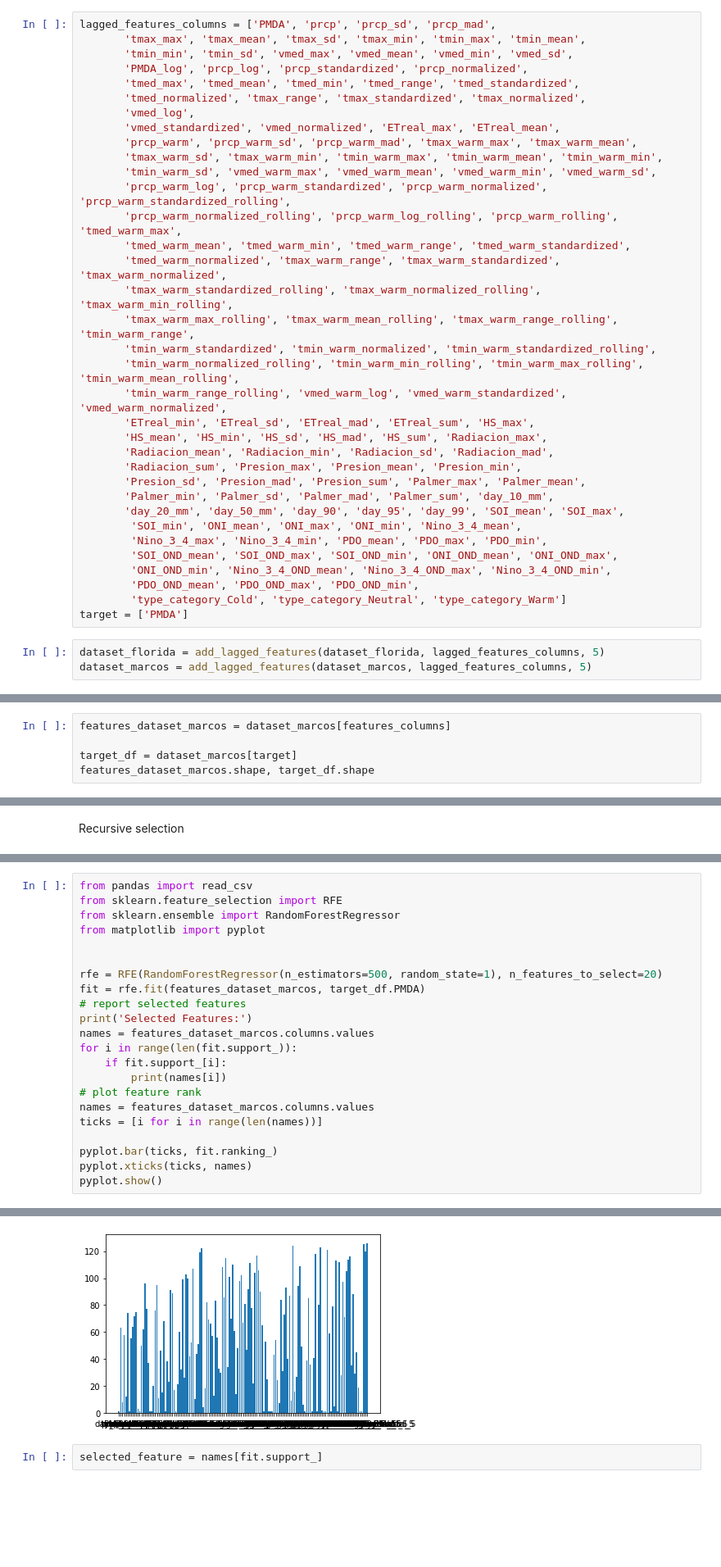
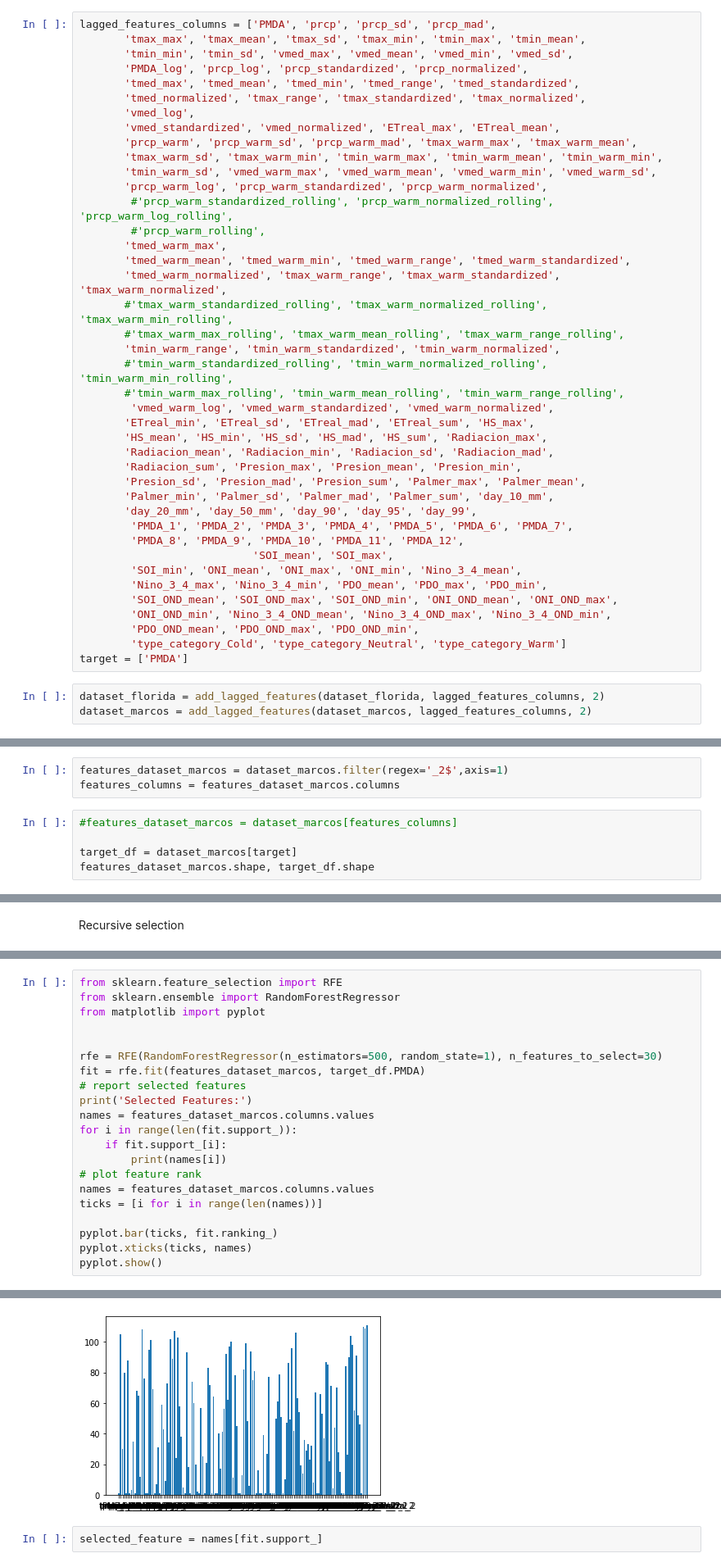
Before and after one commit to gringonivoli/diplo2020-mentoria-prediccion-lluvias-extremas, a Jupyter notebook: TP3_Alessio.ipynb, the cells around one changed output, grey strips where cells are left out. Shown at 82% size. Saved outputs shown, nothing was run; the diff lists cells and outputs as text; blank space fills up the shorter version.

```diff
--- a/TP3_Alessio.ipynb
+++ b/TP3_Alessio.ipynb
@@ -544,22 +609,28 @@ lagged_features_columns = ['PMDA', 'prcp', 'prcp_sd', 'prcp_mad',
        'prcp_warm', 'prcp_warm_sd', 'prcp_warm_mad', 'tmax_warm_max', 'tmax_warm_mean',
        'tmax_warm_sd', 'tmax_warm_min', 'tmin_warm_max', 'tmin_warm_mean', 'tmin_warm_min',
        'tmin_warm_sd', 'vmed_warm_max', 'vmed_warm_mean', 'vmed_warm_min', 'vmed_warm_sd',
-       'prcp_warm_log', 'prcp_warm_standardized', 'prcp_warm_normalized', 'prcp_warm_standardized_rolling',
-       'prcp_warm_normalized_rolling', 'prcp_warm_log_rolling', 'prcp_warm_rolling', 'tmed_warm_max',
+       'prcp_warm_log', 'prcp_warm_standardized', 'prcp_warm_normalized',
+        #'prcp_warm_standardized_rolling', 'prcp_warm_normalized_rolling', 'prcp_warm_log_rolling',
+        #'prcp_warm_rolling',
+       'tmed_warm_max',
        'tmed_warm_mean', 'tmed_warm_min', 'tmed_warm_range', 'tmed_warm_standardized',
        'tmed_warm_normalized', 'tmax_warm_range', 'tmax_warm_standardized', 'tmax_warm_normalized',
-       'tmax_warm_standardized_rolling', 'tmax_warm_normalized_rolling', 'tmax_warm_min_rolling',
-       'tmax_warm_max_rolling', 'tmax_warm_mean_rolling', 'tmax_warm_range_rolling', 'tmin_warm_range',
-       'tmin_warm_standardized', 'tmin_warm_normalized', 'tmin_warm_standardized_rolling',
-       'tmin_warm_normalized_rolling', 'tmin_warm_min_rolling', 'tmin_warm_max_rolling', 'tmin_warm_mean_rolling',
-       'tmin_warm_range_rolling', 'vmed_warm_log', 'vmed_warm_standardized', 'vmed_warm_normalized',
+       #'tmax_warm_standardized_rolling', 'tmax_warm_normalized_rolling', 'tmax_warm_min_rolling',
+       #'tmax_warm_max_rolling', 'tmax_warm_mean_rolling', 'tmax_warm_range_rolling',
+       'tmin_warm_range', 'tmin_warm_standardized', 'tmin_warm_normalized',
+       #'tmin_warm_standardized_rolling', 'tmin_warm_normalized_rolling', 'tmin_warm_min_rolling',
+       #'tmin_warm_max_rolling', 'tmin_warm_mean_rolling', 'tmin_warm_range_rolling',
+        'vmed_warm_log', 'vmed_warm_standardized', 'vmed_warm_normalized',
        'ETreal_min', 'ETreal_sd', 'ETreal_mad', 'ETreal_sum', 'HS_max',
        'HS_mean', 'HS_min', 'HS_sd', 'HS_mad', 'HS_sum', 'Radiacion_max',
        'Radiacion_mean', 'Radiacion_min', 'Radiacion_sd', 'Radiacion_mad',
        'Radiacion_sum', 'Presion_max', 'Presion_mean', 'Presion_min',
        'Presion_sd', 'Presion_mad', 'Presion_sum', 'Palmer_max', 'Palmer_mean',
        'Palmer_min', 'Palmer_sd', 'Palmer_mad', 'Palmer_sum', 'day_10_mm',
-       'day_20_mm', 'day_50_mm', 'day_90', 'day_95', 'day_99', 'SOI_mean', 'SOI_max',
+       'day_20_mm', 'day_50_mm', 'day_90', 'day_95', 'day_99',
+        'PMDA_1', 'PMDA_2', 'PMDA_3', 'PMDA_4', 'PMDA_5', 'PMDA_6', 'PMDA_7',
+        'PMDA_8', 'PMDA_9', 'PMDA_10', 'PMDA_11', 'PMDA_12',
+                           'SOI_mean', 'SOI_max',
         'SOI_min', 'ONI_mean', 'ONI_max', 'ONI_min', 'Nino_3_4_mean',
         'Nino_3_4_max', 'Nino_3_4_min', 'PDO_mean', 'PDO_max', 'PDO_min',
         'SOI_OND_mean', 'SOI_OND_max', 'SOI_OND_min', 'ONI_OND_mean', 'ONI_OND_max',
@@ -568,8 +639,8 @@ lagged_features_columns = ['PMDA', 'prcp', 'prcp_sd', 'prcp_mad',
         'type_category_Cold', 'type_category_Neutral', 'type_category_Warm']
 target = ['PMDA']
 # %%
-dataset_florida = add_lagged_features(dataset_florida, lagged_features_columns, 5)
-dataset_marcos = add_lagged_features(dataset_marcos, lagged_features_columns, 5)
+dataset_florida = add_lagged_features(dataset_florida, lagged_features_columns, 2)
+dataset_marcos = add_lagged_features(dataset_marcos, lagged_features_columns, 2)
 # %%
 dataset_marcos.head(10)
 # %% [output]
@@ -623,5 +690,8 @@ features_columns = [col for col in dataset_marcos.columns if '_5' in col]
+# %%
+features_dataset_marcos = dataset_marcos.filter(regex='_2$',axis=1)
+features_columns = features_dataset_marcos.columns
 # %%
-features_dataset_marcos = dataset_marcos[features_columns]
+#features_dataset_marcos = dataset_marcos[features_columns]
 
 target_df = dataset_marcos[target]
 features_dataset_marcos.shape, target_df.shape
@@ -688,11 +740,10 @@ Selected Features: [False False False False  True False False False False False
 # %%
-from pandas import read_csv
 from sklearn.feature_selection import RFE
 from sklearn.ensemble import RandomForestRegressor
 from matplotlib import pyplot
 
 
-rfe = RFE(RandomForestRegressor(n_estimators=500, random_state=1), n_features_to_select=20)
+rfe = RFE(RandomForestRegressor(n_estimators=500, random_state=1), n_features_to_select=30)
 fit = rfe.fit(features_dataset_marcos, target_df.PMDA)
 # report selected features
 print('Selected Features:')
@@ -728,3 +779,3 @@ PDO_OND_min_5
-[figure, old version]
+[figure, new version]
 # %%
 selected_feature = names[fit.support_]
```
Also changed, not shown: parts of 95 cells of this notebook.
